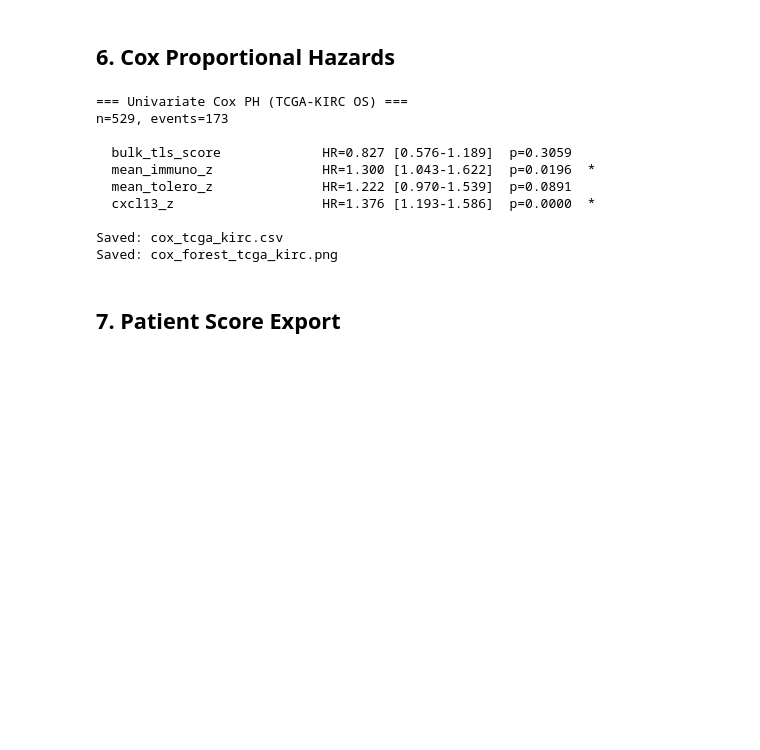
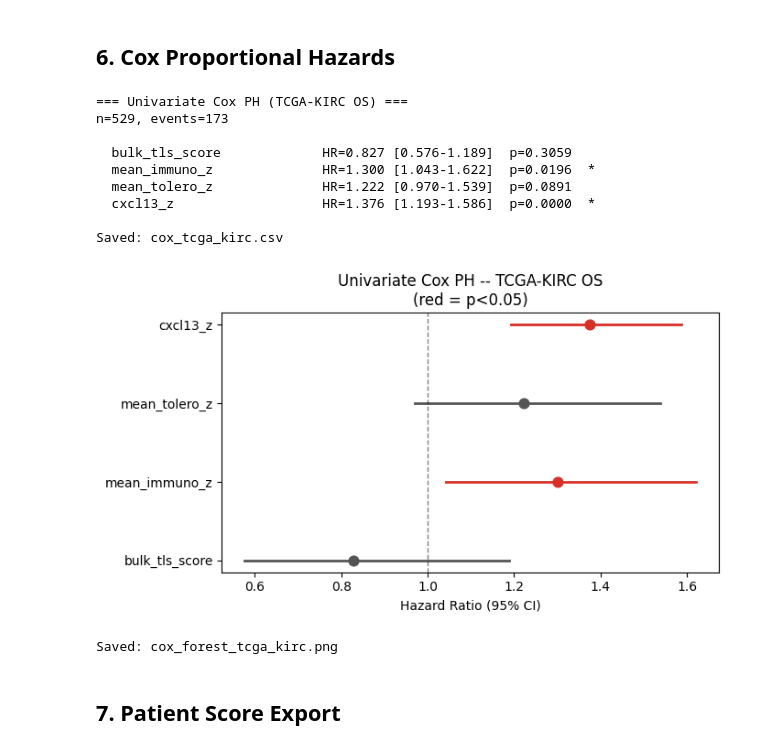
Before and after one commit to gavin-peng/tls_functional_score, a Jupyter notebook: notebooks/07_tcga_kirc_survival.ipynb, the cells around one changed output. Saved outputs shown, nothing was run; the diff lists cells and outputs as text; code cells hidden in the pictures; blank space fills up the shorter version.

```diff
--- a/notebooks/07_tcga_kirc_survival.ipynb
+++ b/notebooks/07_tcga_kirc_survival.ipynb
@@ -30,14 +30,13 @@ from pathlib import Path
 import numpy as np
 import pandas as pd
 import matplotlib
-matplotlib.use('Agg')
 import matplotlib.pyplot as plt
 from scipy import stats as scipy_stats
 from lifelines import KaplanMeierFitter, CoxPHFitter
 from lifelines.statistics import logrank_test
 
 PROJECT_ROOT = Path.cwd().parent
-DATA_DIR     = PROJECT_ROOT / 'data' / 'paper' / 'TCGA-KIRC'
+DATA_DIR     = PROJECT_ROOT / 'data' / 'raw' / 'TCGA-KIRC'
 OUT_DIR      = PROJECT_ROOT / 'checkpoints'
 OUT_DIR.mkdir(exist_ok=True)
 
@@ -383,38 +383,39 @@ for var in cox_vars:
     sig = '*' if p < 0.05 else ''
     print(f'  {var:<25}  HR={hr:.3f} [{lo:.3f}-{hi:.3f}]  p={p:.4f}  {sig}')
 
 cox_results = pd.DataFrame(results_rows)
 cox_results.to_csv(OUT_DIR / 'cox_tcga_kirc.csv', index=False)
 print(f'\nSaved: cox_tcga_kirc.csv')
 
 # Forest plot
 fig2, ax2 = plt.subplots(figsize=(7, 4))
 y_pos = range(len(cox_results) - 1, -1, -1)
-colors = ['#d73027' if r['p'] < 0.05 else '#555555' for _, r in cox_results.iterrows()]
-for i, (_, row) in zip(y_pos, cox_results.iterrows()):
-    ax2.plot([row['CI_lo'], row['CI_hi']], [i, i], color=colors[len(cox_results)-1-i], lw=2)
-    ax2.scatter(row['HR'], i, color=colors[len(cox_results)-1-i], s=60, zorder=5)
+for i, (_, row) in zip(y_pos, cox_results.iloc[::-1].iterrows()):
+  color = '#d73027' if row['p'] < 0.05 else '#555555'
+  ax2.plot([row['CI_lo'], row['CI_hi']], [i, i], color=color, lw=2)
+  ax2.scatter(row['HR'], i, color=color, s=60, zorder=5)
 ax2.axvline(1.0, color='k', lw=1, ls='--', alpha=0.5)
 ax2.set_yticks(list(y_pos))
 ax2.set_yticklabels(cox_results['variable'].tolist()[::-1])
 ax2.set_xlabel('Hazard Ratio (95% CI)')
 ax2.set_title('Univariate Cox PH -- TCGA-KIRC OS\n(red = p<0.05)')
 plt.tight_layout()
 forest_fig = OUT_DIR / 'cox_forest_tcga_kirc.png'
 fig2.savefig(forest_fig, dpi=150, bbox_inches='tight')
 plt.show()
 print(f'Saved: {forest_fig.name}')
 # %% [output]
 === Univariate Cox PH (TCGA-KIRC OS) ===
 n=529, events=173
 
   bulk_tls_score             HR=0.827 [0.576-1.189]  p=0.3059
   mean_immuno_z              HR=1.300 [1.043-1.622]  p=0.0196  *
   mean_tolero_z              HR=1.222 [0.970-1.539]  p=0.0891
   cxcl13_z                   HR=1.376 [1.193-1.586]  p=0.0000  *
 
 Saved: cox_tcga_kirc.csv
-Saved: cox_forest_tcga_kirc.png
+[figure, added]
+Saved: cox_forest_tcga_kirc.png
 # %% [markdown]
 ## 7. Patient Score Export
 # %%
```
Also changed, not shown: parts of 7 cells of this notebook, 13 other files.
